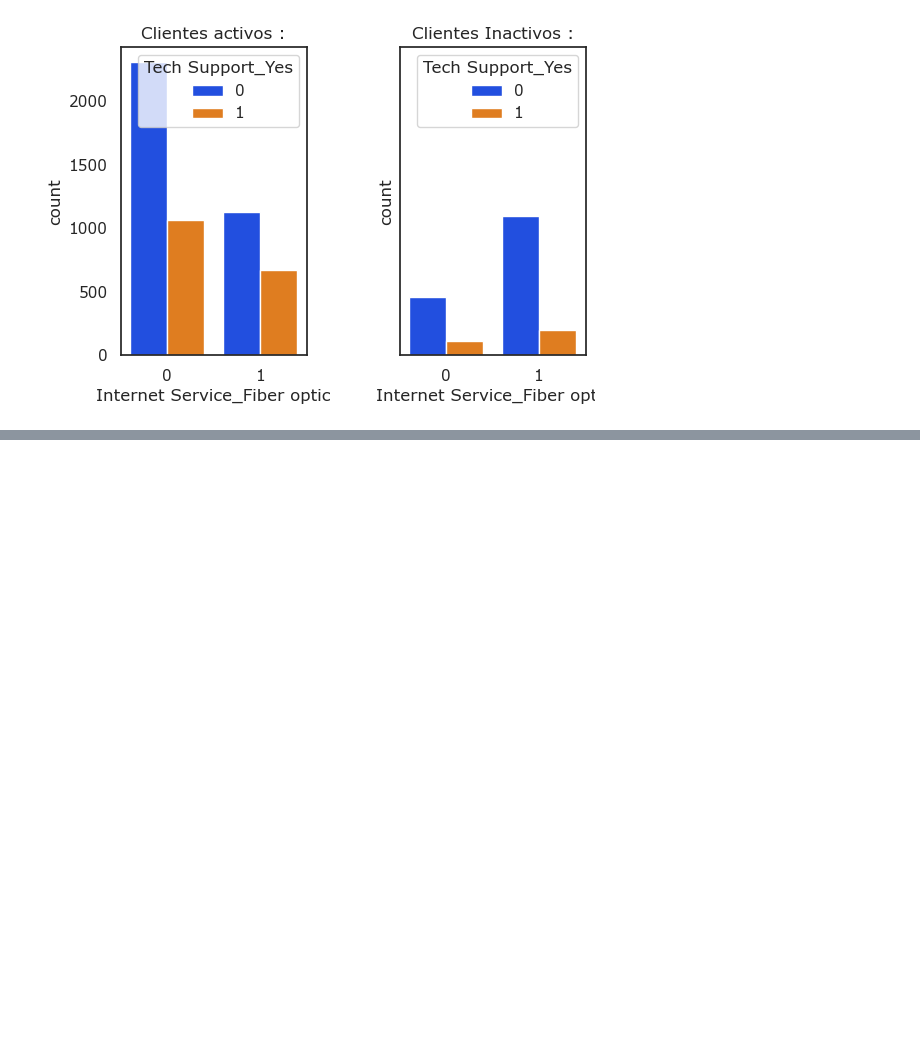
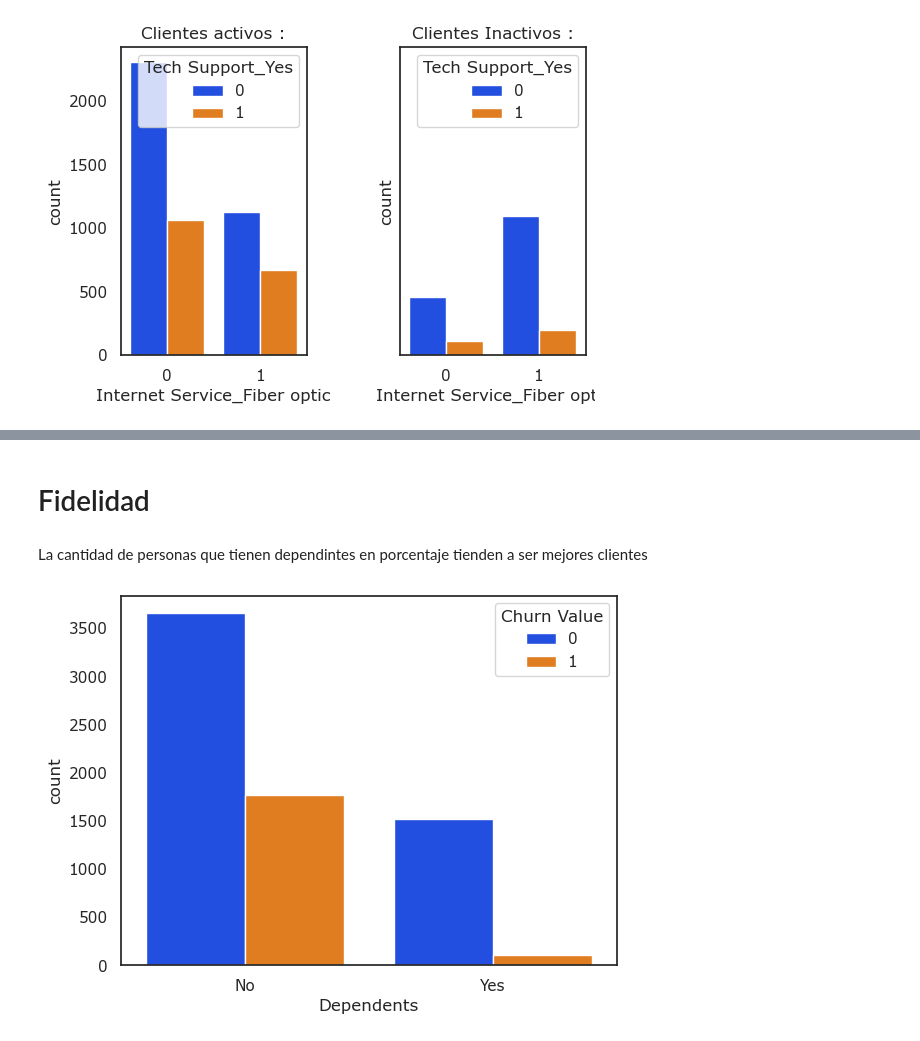
Before and after one commit to Brayam1998/dataScience_Churn, a Jupyter notebook: proyecto churn/Analisis_exploratorio/analisisL1.ipynb, the cells around one changed output, grey strips where cells are left out. Cells and saved outputs as stored; diff of their text form; code cells hidden in the pictures; blank space fills up the shorter version.

```diff
--- a/proyecto churn/Analisis_exploratorio/analisisL1.ipynb
+++ b/proyecto churn/Analisis_exploratorio/analisisL1.ipynb
@@ -344,0 +345,15 @@ sns.countplot( ax = ax2 , data = df_inactivo,
+# %% [markdown]
+# Fidelidad
+# %% [markdown]
+La cantidad de personas que tienen dependintes en porcentaje tienden a ser mejores clientes
+# %%
+
+plt.plot()
+sns.countplot(
+    data = dataC,
+    x="Dependents",
+    hue = "Churn Value"
+    )
+plt.show()
+# %% [output]
+[figure, added]
```
Also changed, not shown: parts of 18 cells of this notebook.
